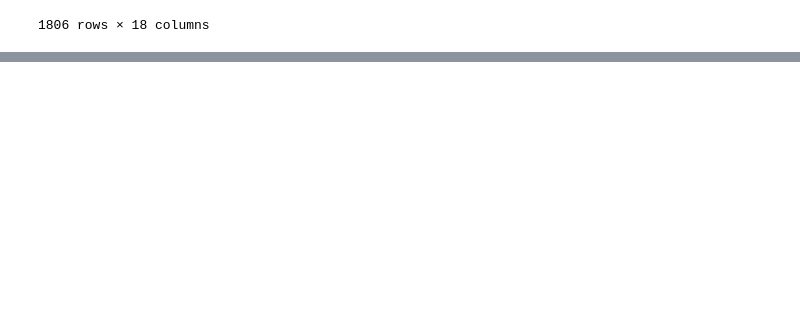
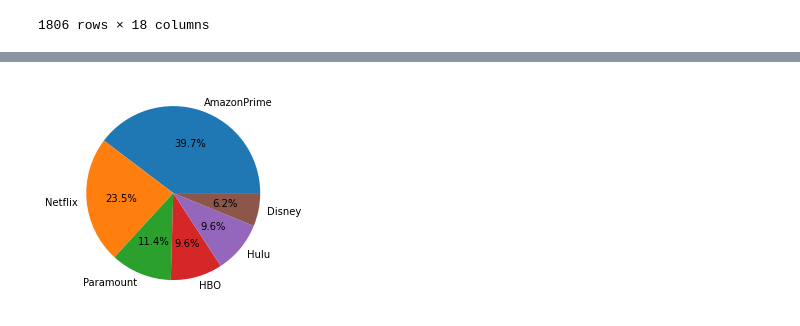
Before and after one commit to bamtu/bobsdataton, a Jupyter notebook: bobs_EDA.ipynb, the cells around one changed output, grey strips where cells are left out. Drawn from its saved outputs; the diff is of its cells as text; code cells hidden in the pictures; blank space fills up the shorter version.

```diff
--- a/bobs_EDA.ipynb
+++ b/bobs_EDA.ipynb
@@ -590,3 +577,7 @@ tmdb_top_10
 | 10932 | ts55686 | Andi Mack | SHOW | Andi is contemplative and artisti... | 2017 | TV-G | 25 | ['drama', 'comedy', 'family'] | ... |
 | 9158 | ts326139 | Simeone. Living Match by Match | SHOW | Diego Pablo Simeone has created a... | 2022 | Not Rated | 40 | ['documentation', 'sport'] | ... |
 1806 rows × 18 columns
+# %%
+# imdb
+
+df2 =pd.read_csv("./Data_bob/titles.csv")
@@ -592,0 +593,7 @@ tmdb_top_10
+# %%
+plat_idx = df2["platform"].value_counts().index
+plat_val = df2["platform"].value_counts().values
+plt.pie(plat_val,labels=plat_idx,autopct="%.1f%%")
+plt.show()
+# %% [output]
+[figure, added]
```
Also changed, not shown: parts of 38 cells of this notebook.
